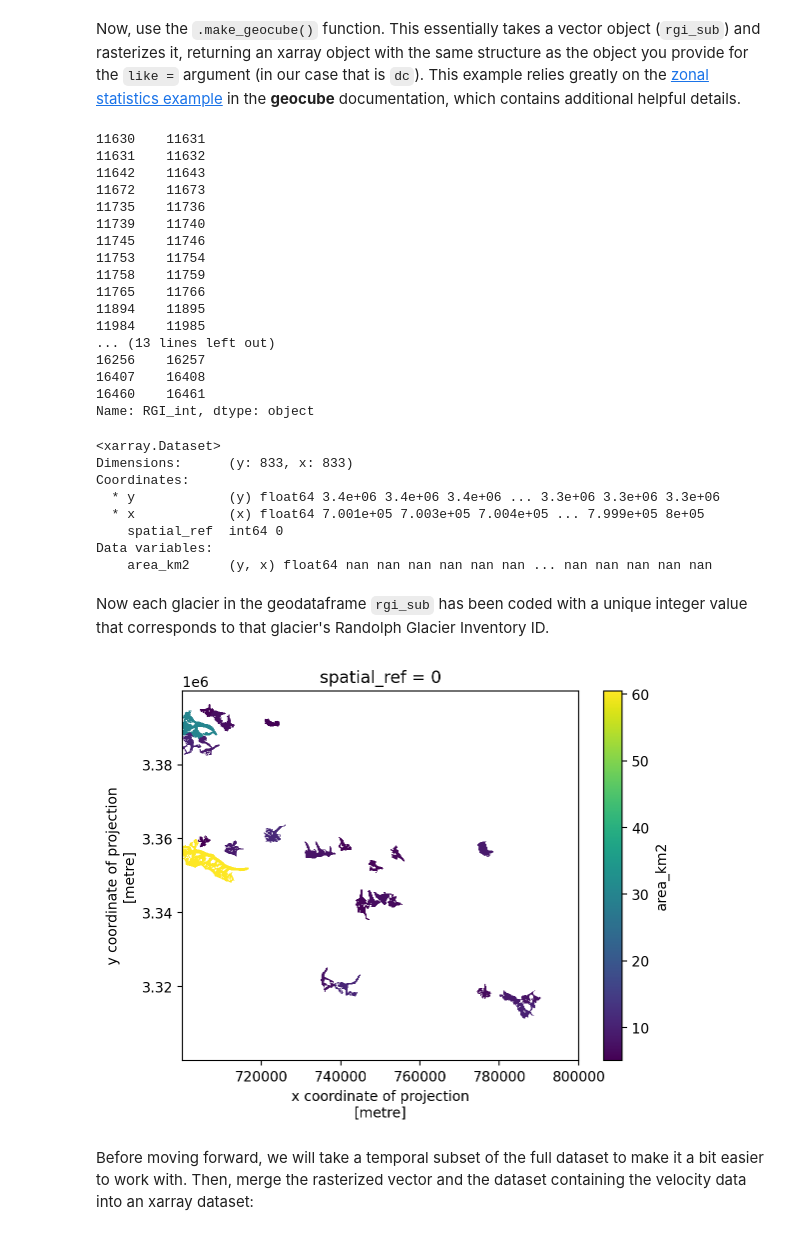
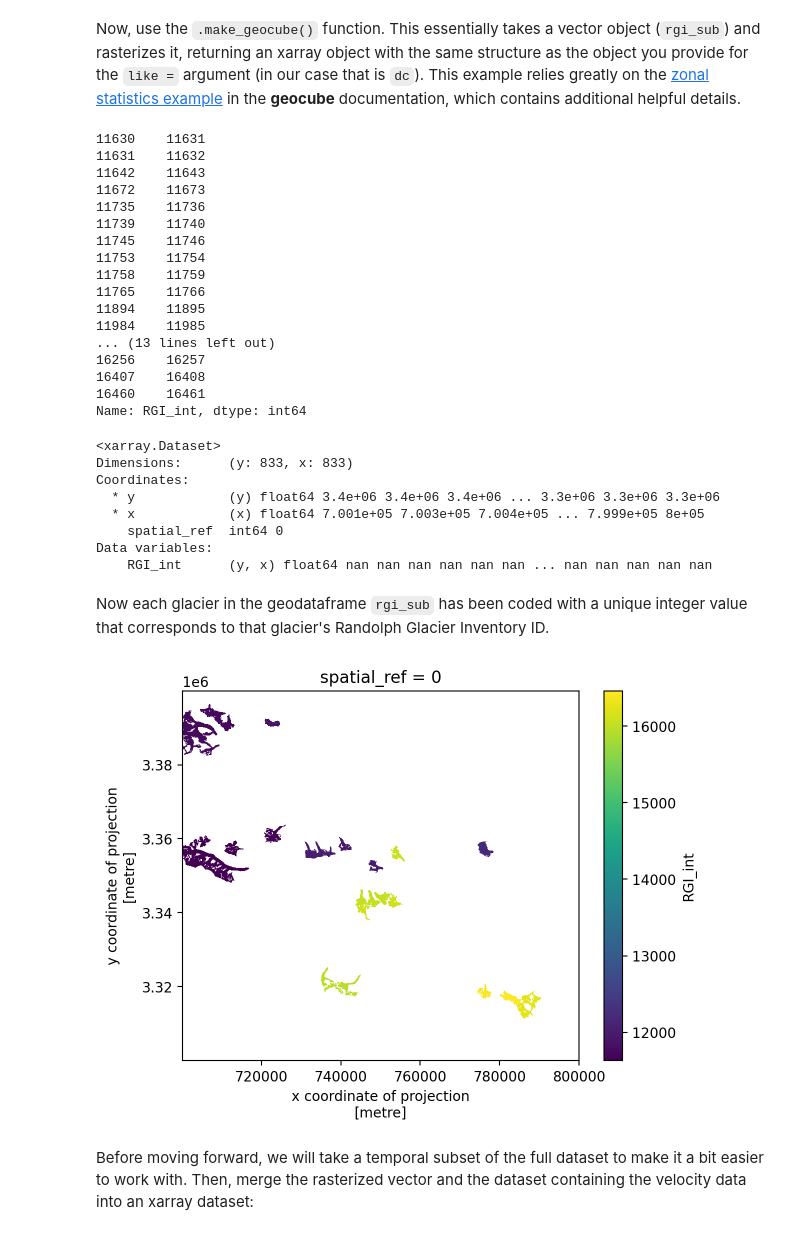
Before and after one commit to e-marshall/itslive, a Jupyter notebook: glacier_analysis_grouped.ipynb, the cells around one changed output. Cells and saved outputs as stored; diff of their text form; code cells hidden in the pictures.

```diff
--- a/glacier_analysis_grouped.ipynb
+++ b/glacier_analysis_grouped.ipynb
@@ -146,7 +146,7 @@ Name: rgi_id, Length: 18587, dtype: object
 # %% [markdown]
 Give each glacier (row) a unique integer key that is related to that glacier's RGIId. We will use this later. Be careful that the `RGI_int` column is composed of **integers** not strings.
 # %%
-se_asia_prj['RGI_int'] = se_asia_prj['rgi_id'].str.slice(18,)
+se_asia_prj['RGI_int'] = se_asia_prj['rgi_id'].str.slice(18,).astype(int)
 #se_asia_prj['RGI_int'] = se_asia_prj.RGI_int.apply(lambda x: int('15' + x))
 se_asia_prj.RGI_int.dtype
 # %% [output]
@@ -269,11 +271,11 @@ rgi_sub.RGI_int
 16256    16257
 16407    16408
 16460    16461
-Name: RGI_int, dtype: object
+Name: RGI_int, dtype: int64
 # %%
 out_grid = make_geocube(
     vector_data = rgi_sub,
-    measurements = ["area_km2"],
+    measurements = ["RGI_int"],
     like = dc
 )
 out_grid
@@ -285,13 +287,13 @@ Coordinates:
   * x            (x) float64 7.001e+05 7.003e+05 7.004e+05 ... 7.999e+05 8e+05
     spatial_ref  int64 0
 Data variables:
-    area_km2     (y, x) float64 nan nan nan nan nan nan ... nan nan nan nan nan
+    RGI_int      (y, x) float64 nan nan nan nan nan nan ... nan nan nan nan nan
 # %% [markdown]
 Now each glacier in the geodataframe `rgi_sub` has been coded with a unique integer value that corresponds to that glacier's Randolph Glacier Inventory ID.
 # %%
-out_grid.area_km2.plot();
+out_grid.RGI_int.plot();
 # %% [output]
-[figure, old version]
+[figure, new version]
 # %% [markdown]
 Before moving forward, we will take a temporal subset of the full dataset to make it a bit easier to work with. Then, merge the rasterized vector and the dataset containing the velocity data into an xarray dataset:
 # %%
```
Also changed, not shown: parts of 21 cells of this notebook, 4 other files.
